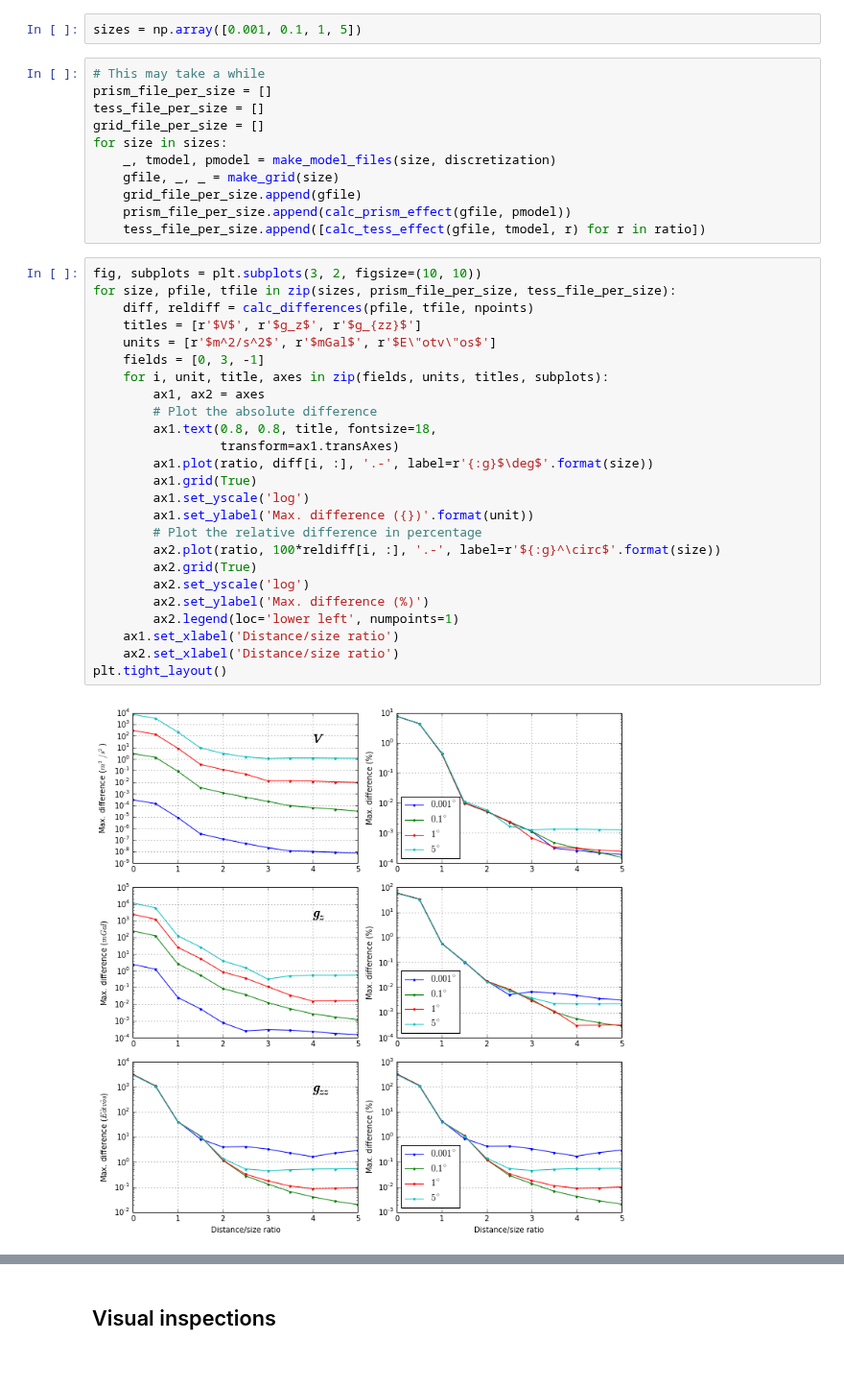
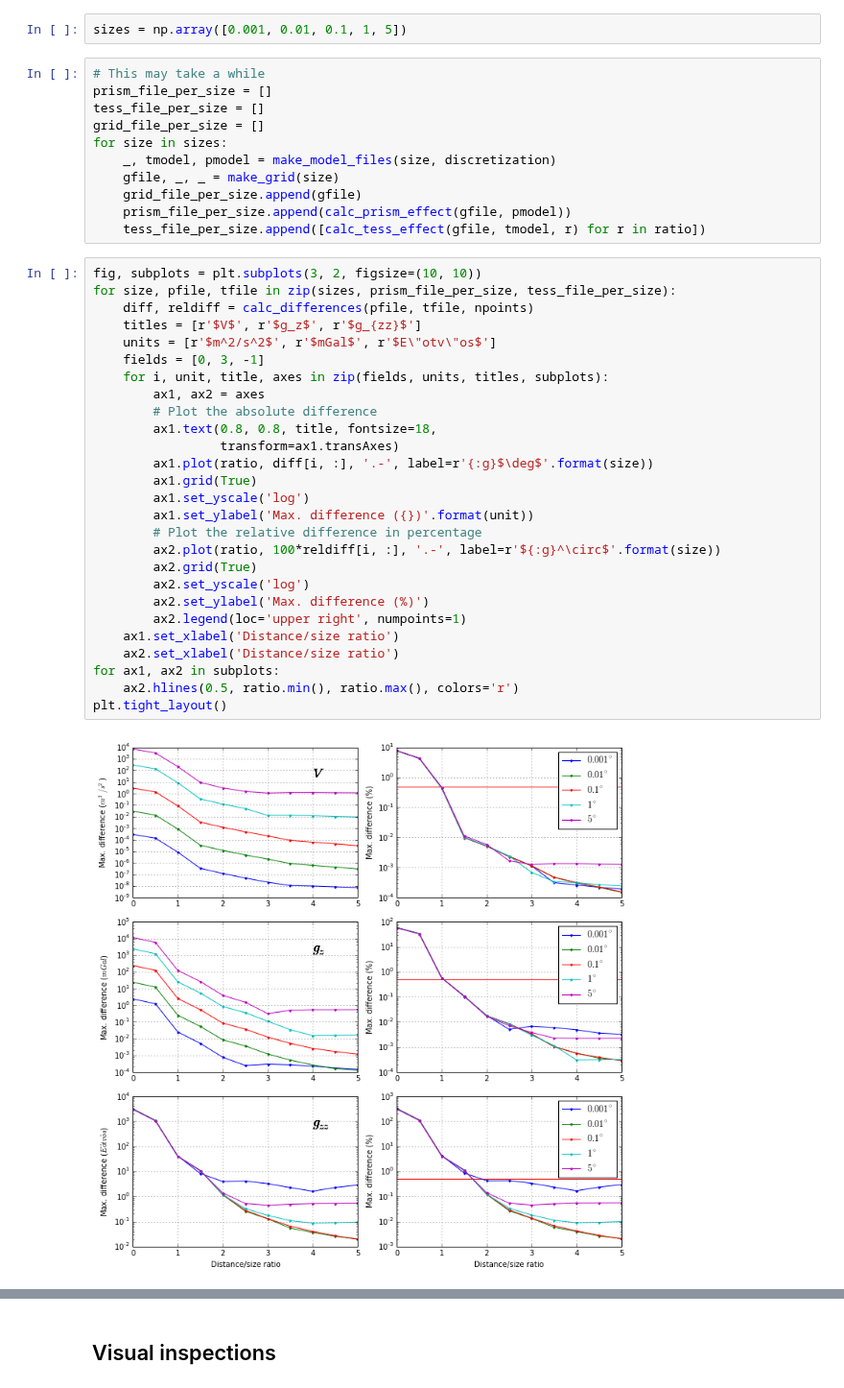
Before and after one commit to pinga-lab/paper-tesseroids, a Jupyter notebook: notebooks/tesseroid_vs_prism.ipynb, the cells around one changed output, grey strips where cells are left out. Shown at 96% size. Cells and saved outputs as stored; diff of their text form.

```diff
--- a/notebooks/tesseroid_vs_prism.ipynb
+++ b/notebooks/tesseroid_vs_prism.ipynb
@@ -238,7 +236,7 @@ plot_diffs(9, r'$g_{zz}$', 'Eotvos')
 
 To check if the result is dependant on the size of the tesseroid, run the same thing for many sizes.
 # %%
-sizes = np.array([0.001, 0.1, 1, 5])
+sizes = np.array([0.001, 0.01, 0.1, 1, 5])
 # %%
 # This may take a while
 prism_file_per_size = []
@@ -253,27 +251,29 @@ for size in sizes:
 # %%
 fig, subplots = plt.subplots(3, 2, figsize=(10, 10))
 for size, pfile, tfile in zip(sizes, prism_file_per_size, tess_file_per_size):
     diff, reldiff = calc_differences(pfile, tfile, npoints)
     titles = [r'$V$', r'$g_z$', r'$g_{zz}$']
     units = [r'$m^2/s^2$', r'$mGal$', r'$E\"otv\"os$']
     fields = [0, 3, -1]
     for i, unit, title, axes in zip(fields, units, titles, subplots):
         ax1, ax2 = axes
         # Plot the absolute difference
         ax1.text(0.8, 0.8, title, fontsize=18,
                  transform=ax1.transAxes)
         ax1.plot(ratio, diff[i, :], '.-', label=r'{:g}$\deg$'.format(size))
         ax1.grid(True)
         ax1.set_yscale('log')
         ax1.set_ylabel('Max. difference ({})'.format(unit))
         # Plot the relative difference in percentage
         ax2.plot(ratio, 100*reldiff[i, :], '.-', label=r'${:g}^\circ$'.format(size))
         ax2.grid(True)
         ax2.set_yscale('log')
         ax2.set_ylabel('Max. difference (%)')
-        ax2.legend(loc='lower left', numpoints=1)
+        ax2.legend(loc='upper right', numpoints=1)
     ax1.set_xlabel('Distance/size ratio')
     ax2.set_xlabel('Distance/size ratio')
+for ax1, ax2 in subplots:
+    ax2.hlines(0.5, ratio.min(), ratio.max(), colors='r')
 plt.tight_layout()
 # %% [output]
-[figure, old version]
+[figure, new version]
```
Also changed, not shown: parts of 9 cells of this notebook.
